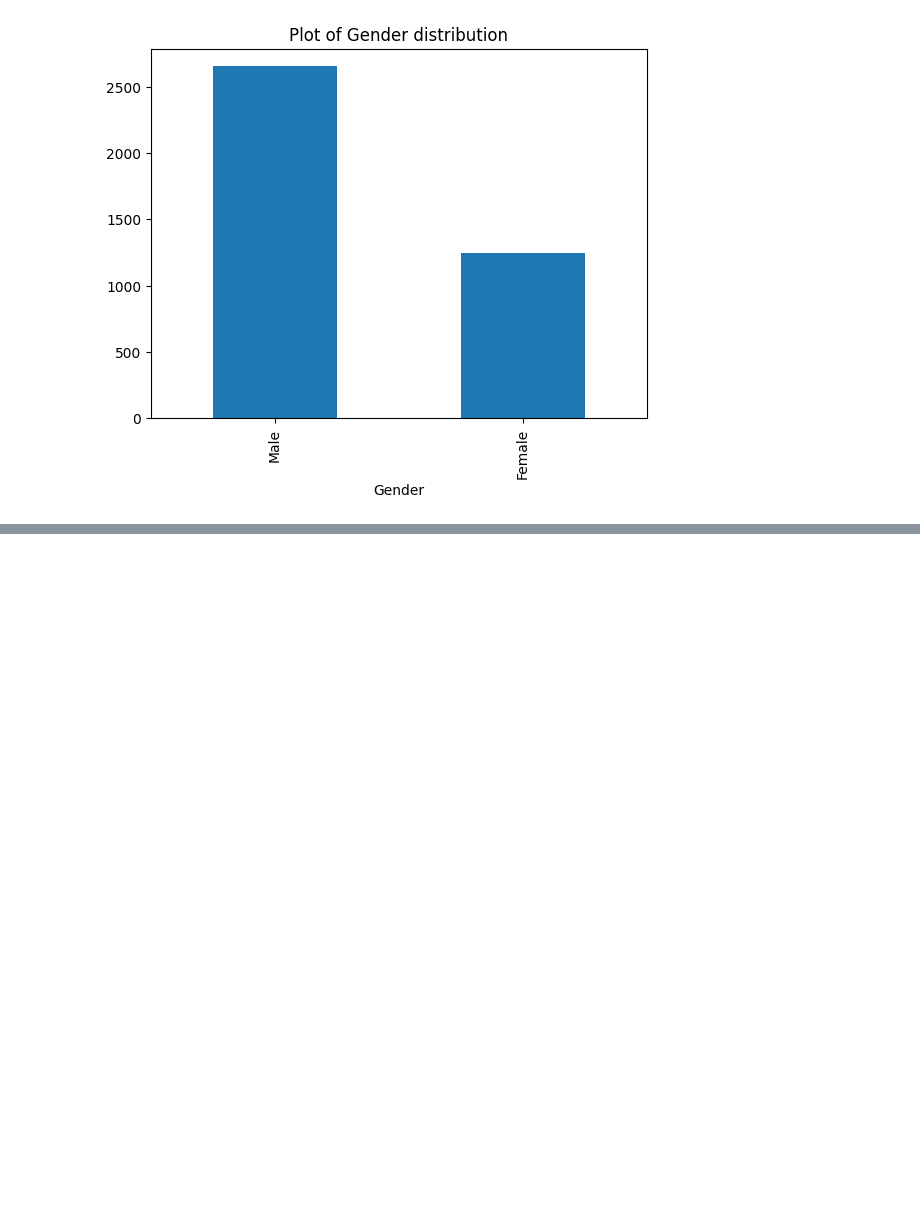
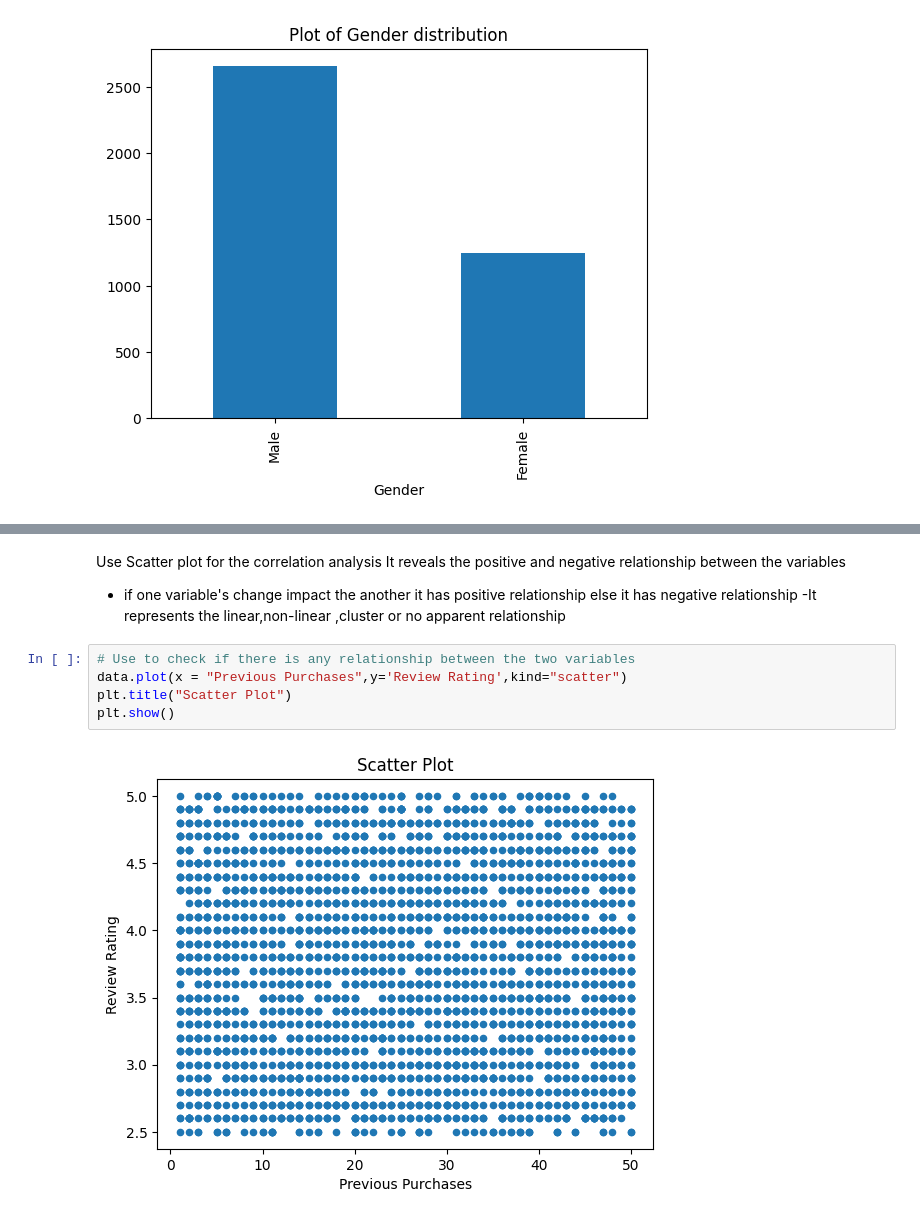
Before and after one commit to LeahDeshar/BCA-Python-Training, a Jupyter notebook: shoppingTrends.ipynb, the cells around one changed output, grey strips where cells are left out. Cells and saved outputs as stored; diff of their text form; blank space fills up the shorter version.

```diff
--- a/shoppingTrends.ipynb
+++ b/shoppingTrends.ipynb
@@ -118,0 +214,12 @@ Name: Purchase Amount (USD), dtype: float64
+# %% [markdown]
+Use Scatter plot for  the correlation analysis
+It reveals the positive and negative relationship between the variables
+- if one variable's change impact the another it has positive relationship else it has negative relationship
+-It represents the linear,non-linear ,cluster or no apparent relationship
+# %%
+# Use to check if there is any relationship between the two variables
+data.plot(x = "Previous Purchases",y='Review Rating',kind="scatter")
+plt.title("Scatter Plot")
+plt.show()
+# %% [output]
+[figure, added]
```
Also changed, not shown: parts of 17 cells of this notebook.
